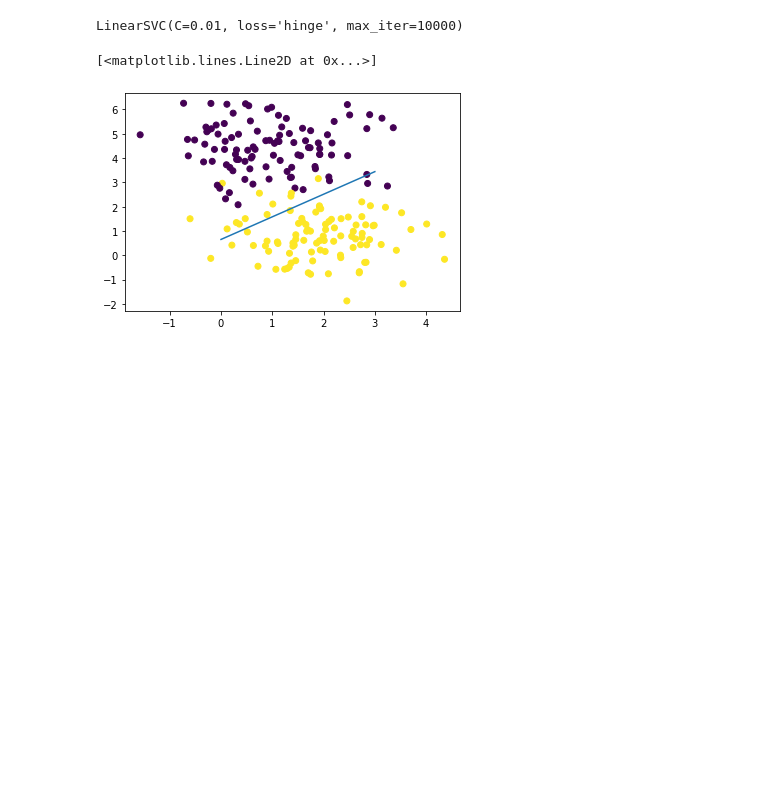
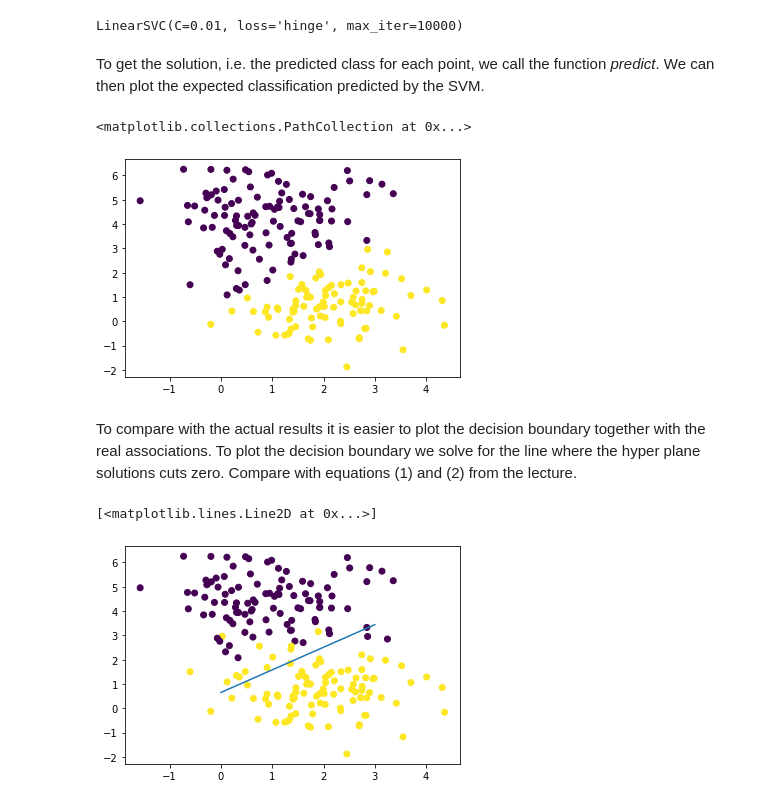
Before and after one commit to fabian-kutschera/Machine-Learning, a Jupyter notebook: Notebooks/SVM-1.ipynb, the cells around one changed output. Cells and saved outputs as stored; diff of their text form; code cells hidden in the pictures; blank space fills up the shorter version.

Commit message:
add explanation from the 2nd lecture

```diff
--- a/Notebooks/SVM-1.ipynb
+++ b/Notebooks/SVM-1.ipynb
@@ -20,6 +34,16 @@ s = svm.LinearSVC(loss='hinge',C=0.01,max_iter=10000)
 s.fit(X,y)
 # %% [output]
 LinearSVC(C=0.01, loss='hinge', max_iter=10000)
+# %% [markdown]
+To get the solution, i.e. the predicted class for each point, we call the function *predict*. We can then plot the expected classification predicted by the SVM.
+# %%
+sol = s.predict(X)
+plt.scatter(X[:,0], X[:,1], c=sol)
+# %% [output]
+<matplotlib.collections.PathCollection at 0x...>
+[figure, added]
+# %% [markdown]
+To compare with the actual results it is easier to plot the decision boundary together with the real associations. To plot the decision boundary we solve for the line where the hyper plane solutions cuts zero. Compare with equations (1) and (2) from the lecture.
 # %%
 xpred = np.linspace(0,3,100) # array of values which are plotted
 w = s.coef_[0]
```
Also changed, not shown: parts of 16 cells of this notebook.
